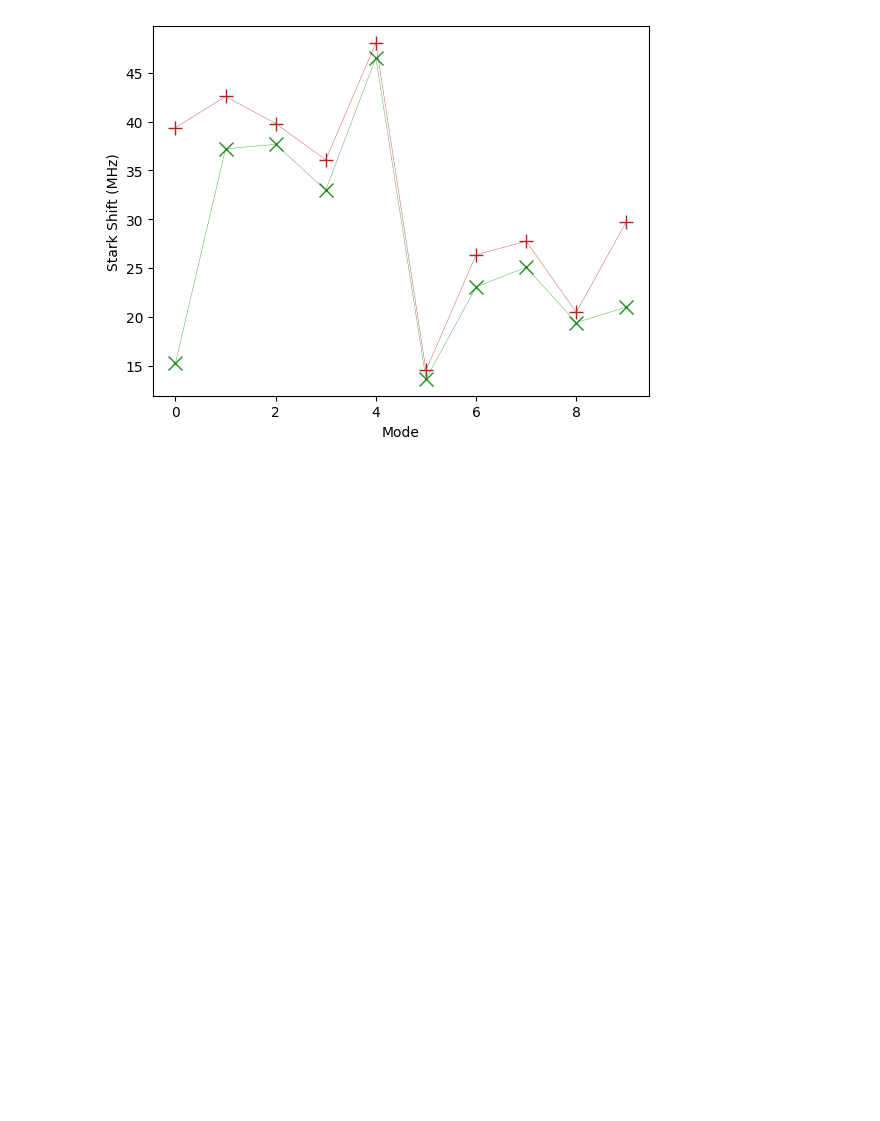
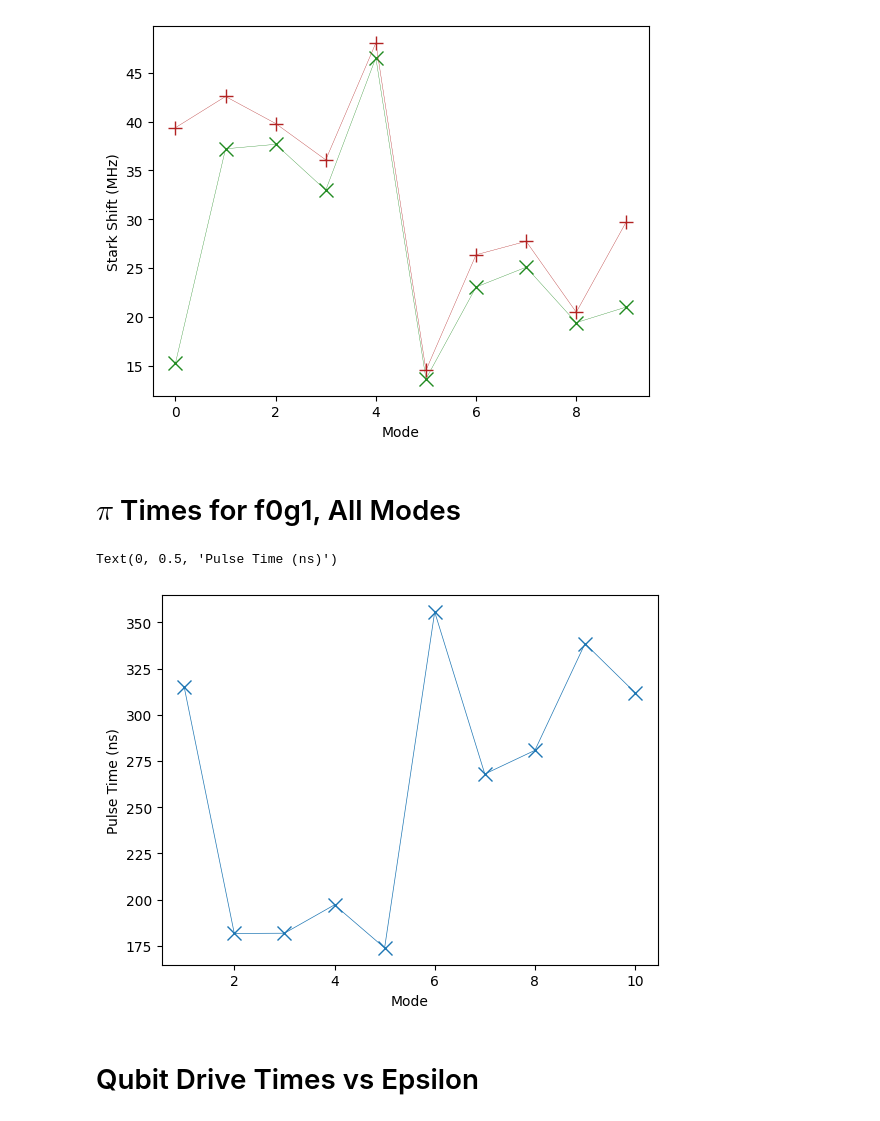
Before and after one commit to chakramlab/CavityModeDriveSimulations, a Jupyter notebook: Multi-Mode_Sideband_Control/UsingJuliaBase/RunsForPaper/FolderForGoogleDrive/MainNotebook.ipynb, the cells around one changed output. Saved outputs shown, nothing was run; the diff lists cells and outputs as text; code cells hidden in the pictures; blank space fills up the shorter version.

```diff
--- a/Multi-Mode_Sideband_Control/UsingJuliaBase/RunsForPaper/FolderForGoogleDrive/MainNotebook.ipynb
+++ b/Multi-Mode_Sideband_Control/UsingJuliaBase/RunsForPaper/FolderForGoogleDrive/MainNotebook.ipynb
@@ -818,3 +905,30 @@ plt.ylabel("Stark Shift (MHz)")
 # %% [output]
 Text(0, 0.5, 'Stark Shift (MHz)')
 [figure]
+# %% [markdown]
+# $\pi$ Times for f0g1, All Modes
+# %%
+models = {}
+for i in range(1, 11):
+    with open(f"ModelSaves/Mode{i}/Mode{i}.json", "r") as f:
+        models[i] = json.load(f)
+# %%
+f0g1_times = []
+ramp_times = []
+for i in models.keys():
+    f0g1_times.append(models[i]["Stuff"]["op_drive_params"]["sb_f0g1"]["pulse_time"])
+    ramp_times.append(models[i]["Stuff"]["op_drive_params"]["sb_f0g1"]["Envelope Args"]["ramp_time"])
+
+f0g1_times = np.array(f0g1_times)
+ramp_times = np.array(ramp_times)
+# %%
+fig = plt.figure()
+plt.plot(range(1,11),f0g1_times-2*ramp_times, marker = "x", ms = 10, lw = 0.5)
+
+plt.xlabel("Mode")
+plt.ylabel("Pulse Time (ns)")
+# %% [output]
+Text(0, 0.5, 'Pulse Time (ns)')
+[figure, added]
+# %% [markdown]
+# Qubit Drive Times vs Epsilon
```
Also changed, not shown: parts of 19 cells of this notebook, 22 other files.
